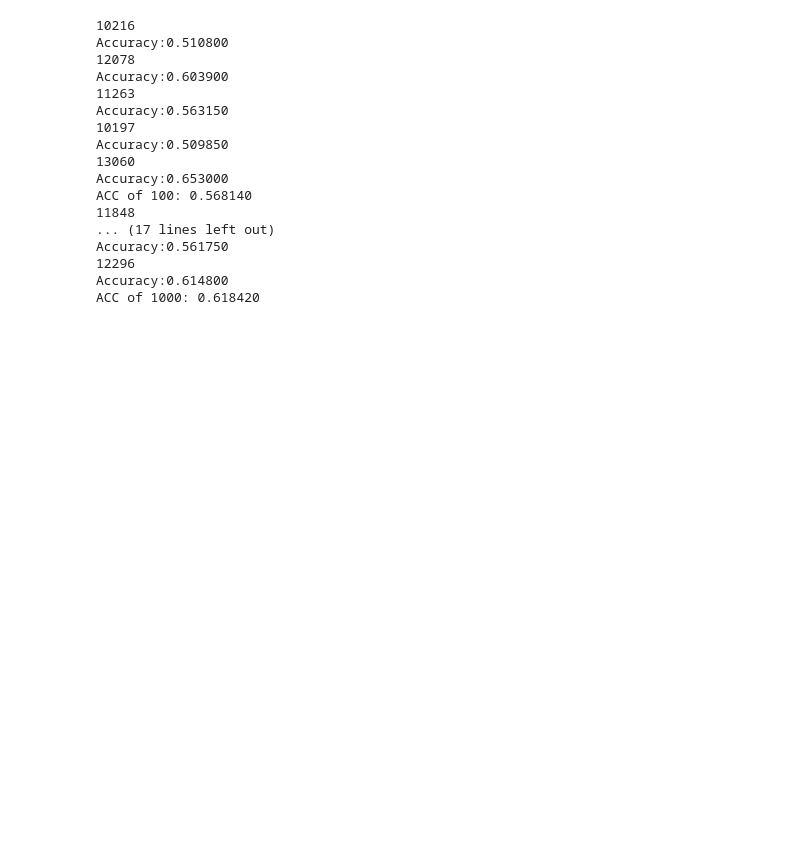
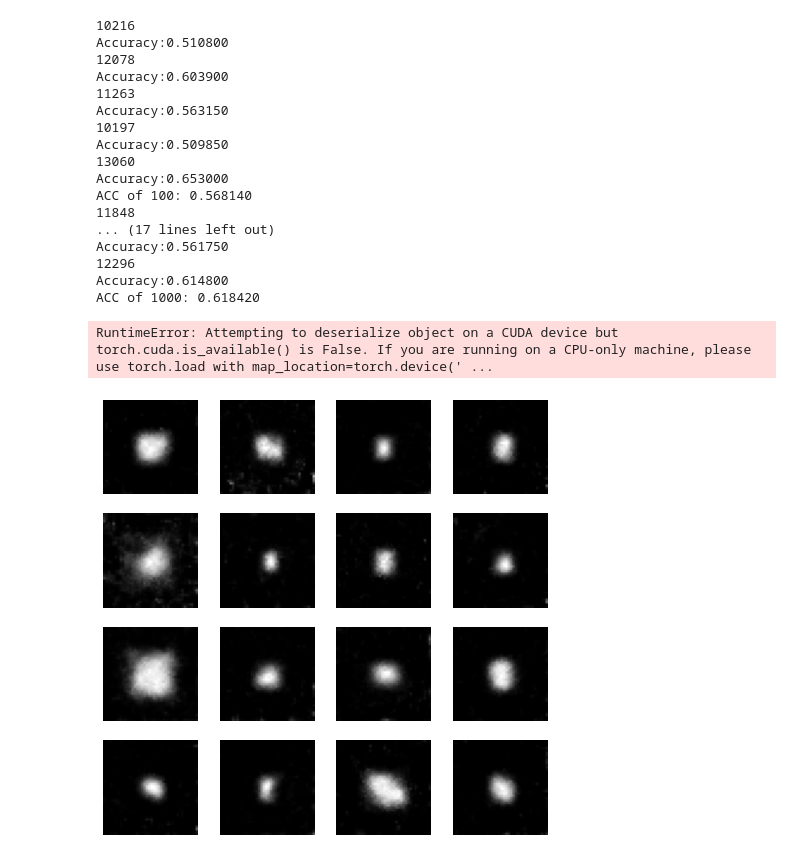
Before and after one commit to HarreyJia/CapsuleGAN, a Jupyter notebook: semi.ipynb, the cells around one changed output. Cells and saved outputs as stored; diff of their text form; code cells hidden in the pictures; blank space fills up the shorter version.

```diff
--- a/semi.ipynb
+++ b/semi.ipynb
@@ -107,3 +106,33 @@ Accuracy:0.561750
 12296
 Accuracy:0.614800
 ACC of 1000: 0.618420
+# %%
+import numpy as np
+import torch
+import matplotlib.pyplot as plt
+
+INPUT_PATH = "./AC-CapsuleGAN_output/"
+OUTPUT_PATH = "./result/AC-CapsuleGAN/"
+# %%
+fake_set = np.load(INPUT_PATH + 'fake.npy')
+# fake_label_set = np.load(INPUT_PATH + 'fake_label.npy')
+# %%
+fake_label_set = np.load(INPUT_PATH + 'fake_label.npy',allow_pickle=True)
+# %% [output]
+RuntimeError: Attempting to deserialize object on a CUDA device but torch.cuda.is_available() is False. If you are running on a CPU-only machine, please use torch.load with map_location=torch.device(' ...
+# %%
+### plot fake nodules
+start = 16 * 1
+fake_nodules = fake_set[start:start+16]
+fake_nodules = fake_nodules * 127.5 + 127.5
+plt.figure(figsize=(8,8))
+
+for i in range(4):
+    for j in range(4):
+        plt.subplot(4,4,i*4+j+1)
+        plt.imshow(fake_nodules[i*4+j][0][4], cmap="gray")
+        plt.axis("off")
+plt.savefig(OUTPUT_PATH + "fake_sample.png")
+plt.show()
+# %% [output]
+[figure, added]
```
Also changed, not shown: parts of 2 cells of this notebook, 10 other files.
